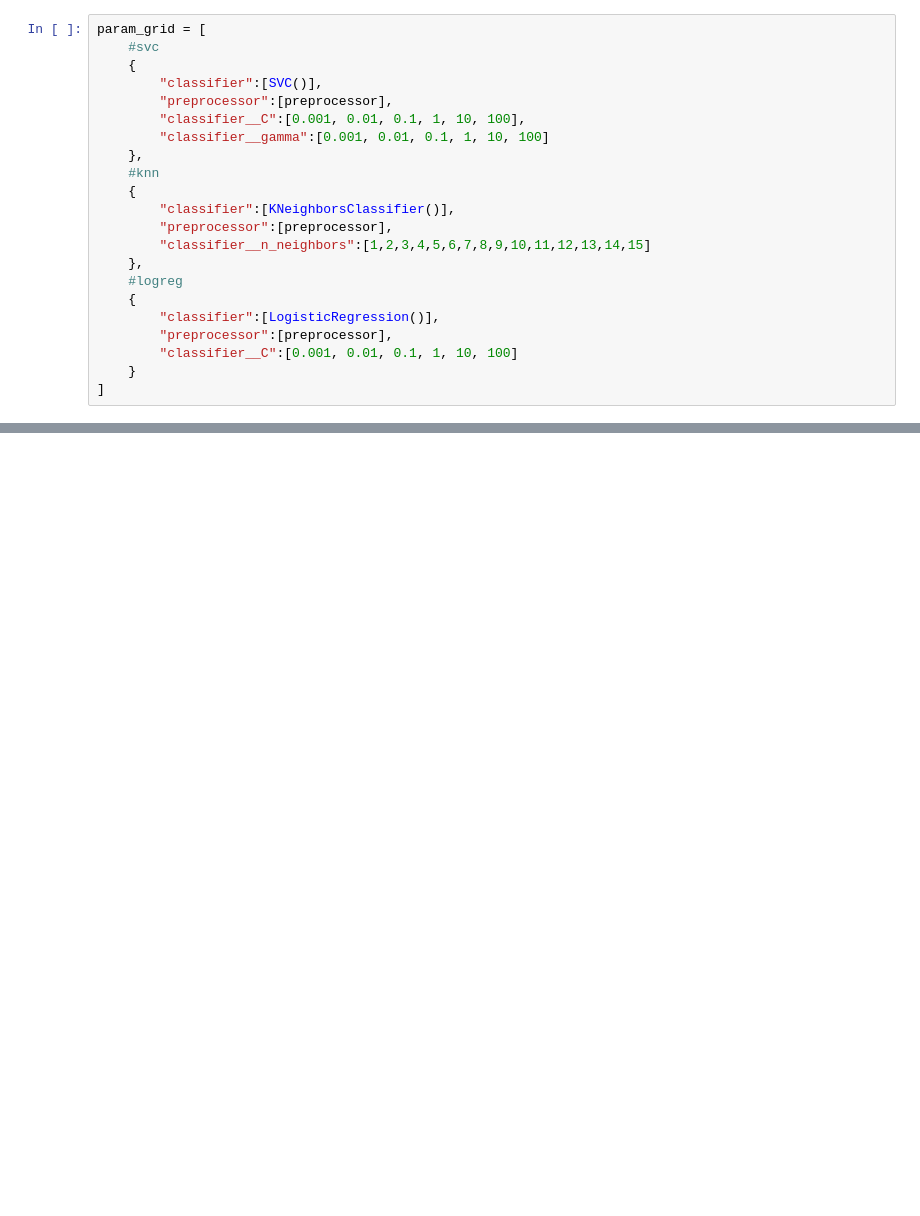
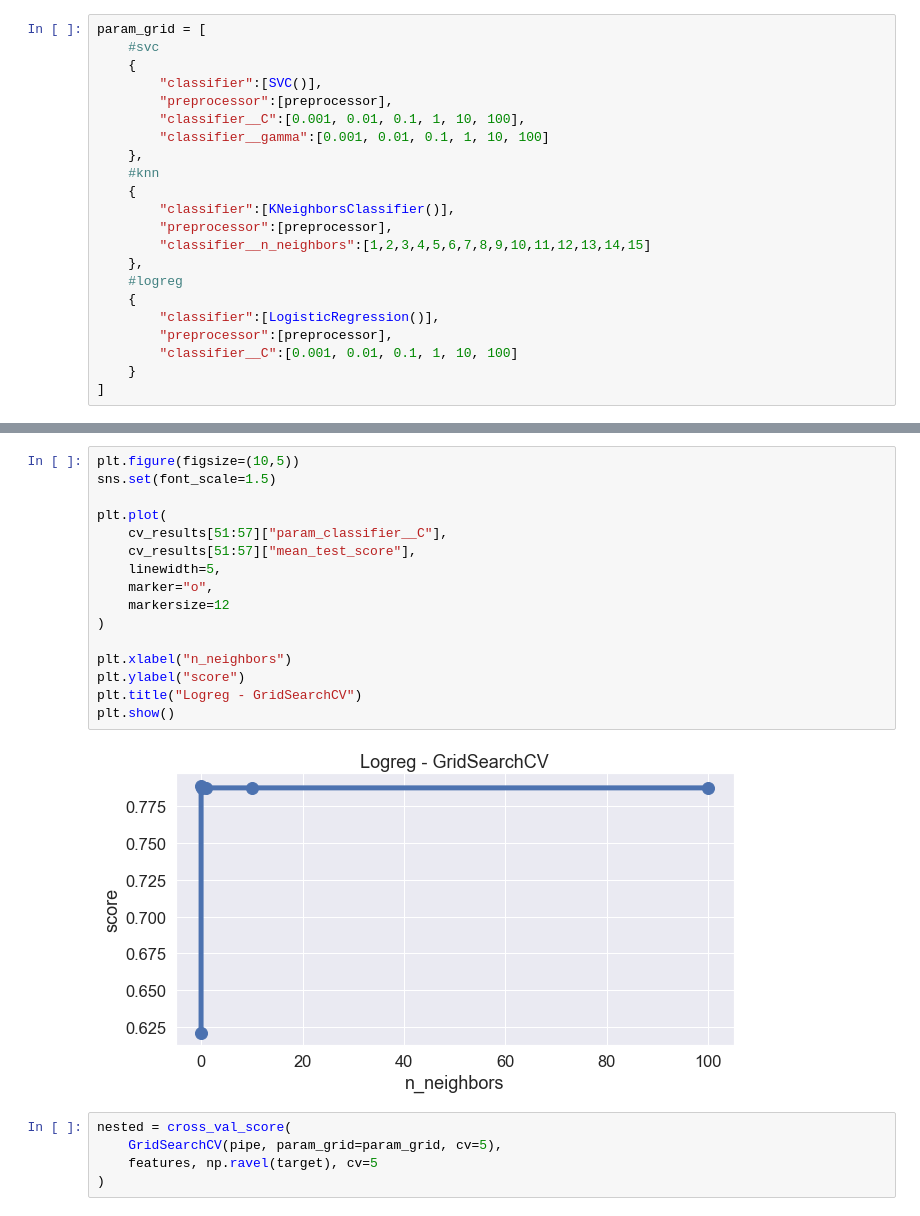
Before and after one commit to royceto/taitanic, a Jupyter notebook: 8_new_pipeline.ipynb, the cells around one changed output, grey strips where cells are left out. Saved outputs shown, nothing was run; the diff lists cells and outputs as text; blank space fills up the shorter version.

```diff
--- a/8_new_pipeline.ipynb
+++ b/8_new_pipeline.ipynb
@@ -192,0 +226,23 @@ Best params:
+# %%
+plt.figure(figsize=(10,5))
+sns.set(font_scale=1.5)
+
+plt.plot(
+    cv_results[51:57]["param_classifier__C"],
+    cv_results[51:57]["mean_test_score"],
+    linewidth=5,
+    marker="o",
+    markersize=12
+)
+
+plt.xlabel("n_neighbors")
+plt.ylabel("score")
+plt.title("Logreg - GridSearchCV")
+plt.show()
+# %% [output]
+[figure, added]
+# %%
+nested = cross_val_score(
+    GridSearchCV(pipe, param_grid=param_grid, cv=5),
+    features, np.ravel(target), cv=5
+)
```
Also changed, not shown: parts of 17 cells of this notebook.
